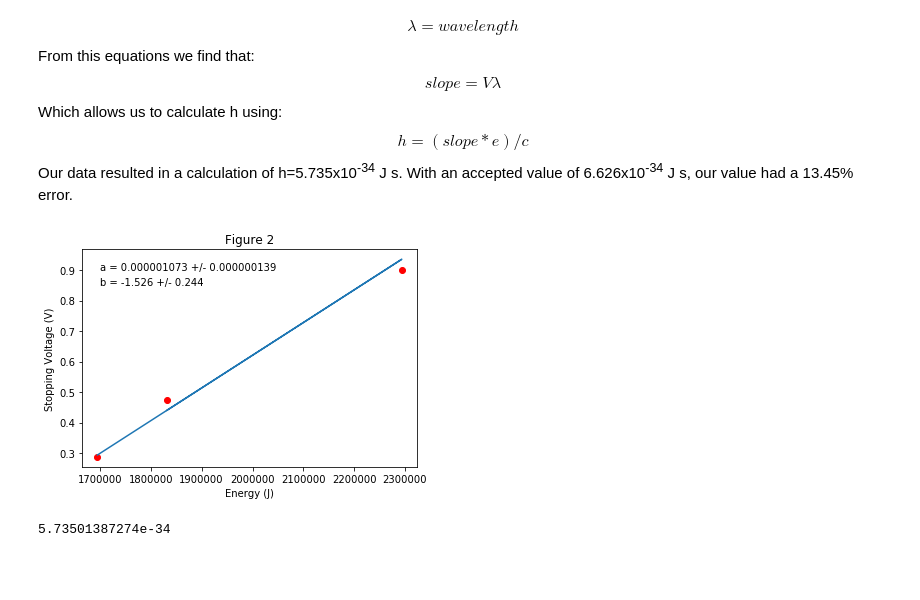
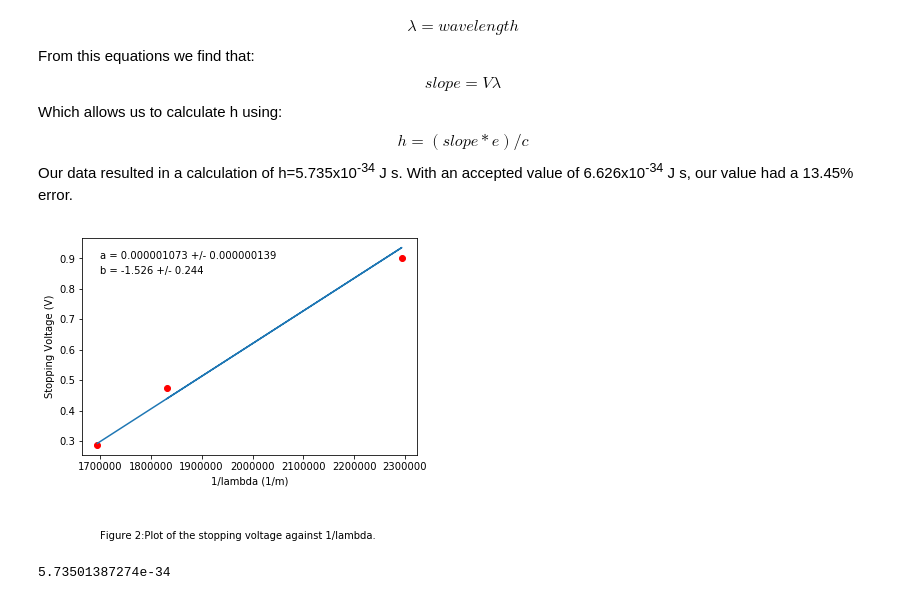
Before and after one commit to jsribaud/PHY363, a Jupyter notebook: lab05/lab05_ks_jh.ipynb, the cells around one changed output. Drawn from its saved outputs; the diff is of its cells as text; code cells hidden in the pictures; blank space fills up the shorter version.

```diff
--- a/lab05/lab05_ks_jh.ipynb
+++ b/lab05/lab05_ks_jh.ipynb
@@ -47,36 +64,36 @@ data=ascii.read('lab05_data_ks_jh.csv')
 #Imported data from csv file, and used numpy to average the values.
 g=(np.mean(data[0][:]))
 gsig=np.std(data[0][:])
 xg=(1/(546*10**-9))
 b=np.mean(data['blue'])
 bsig=np.std(data['blue'])
 xb=(1/(436*10**-9))
 r=np.mean(data['red'])
 rsig=np.std(data['red'])
 xr=(1/(590*10**-9))
 
 #Included x and y values into sets including standard deviations.
 x=(xr, xb, xg)
 y=(r, b, g)
 ysig=(rsig, bsig, gsig)
 
 #Defined function form for the trendline.
 def func (x, a, b):
     return a*x + b
 
 popt, pcov=curve_fit(func, x, y, sigma=ysig)
 
 #Formatted the plot for visual representation.
 plt.plot(x, y, 'ro')
 plt.plot(x, np.polyval(popt, x), '-')
 plt.text(1700000, 0.9, r"a = {0:.9f} +/- {1:.9f}".format(popt[0], pcov[0,0]**0.5))
 plt.text(1700000, 0.85, r"b = {0:.3f} +/- {1:.3f}".format(popt[1], pcov[1,1]**0.5))
-plt.title('Figure 2')
+plt.text(1700000, -0.02, 'Figure 2:Plot of the stopping voltage against 1/lambda.')
 plt.ylabel('Stopping Voltage (V)')
-plt.xlabel('Energy (J)')
+plt.xlabel('1/lambda (1/m)')
 plt.show()
 # %% [output]
-[figure, old version]
+[figure, new version]
 # %%
 #Imported software with analysis and plotting functions.
 import numpy as np
```
Also changed, not shown: parts of 2 cells of this notebook.
